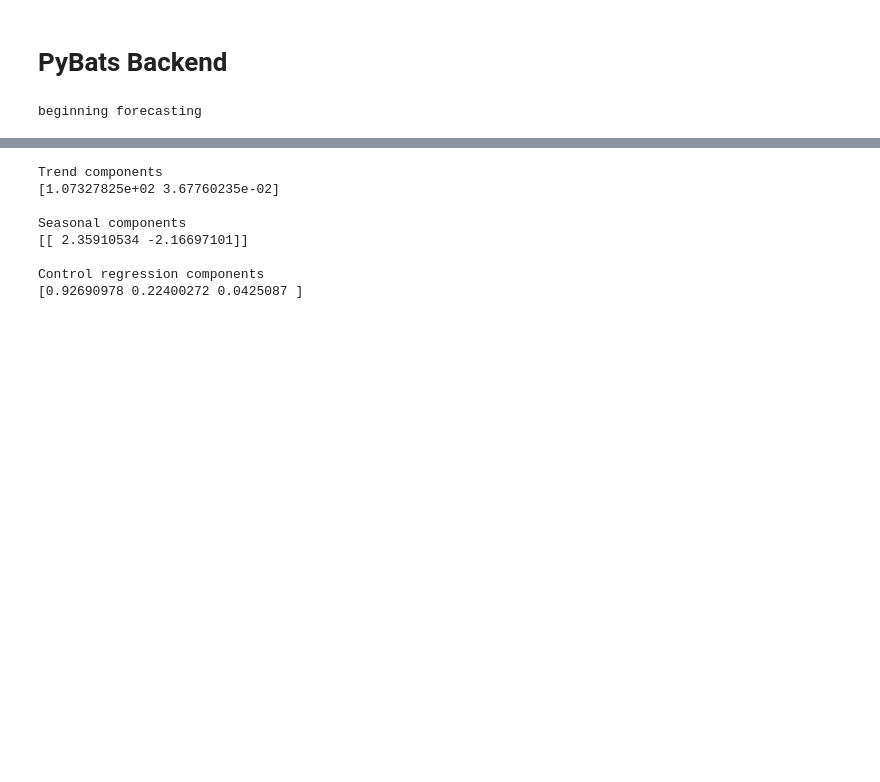
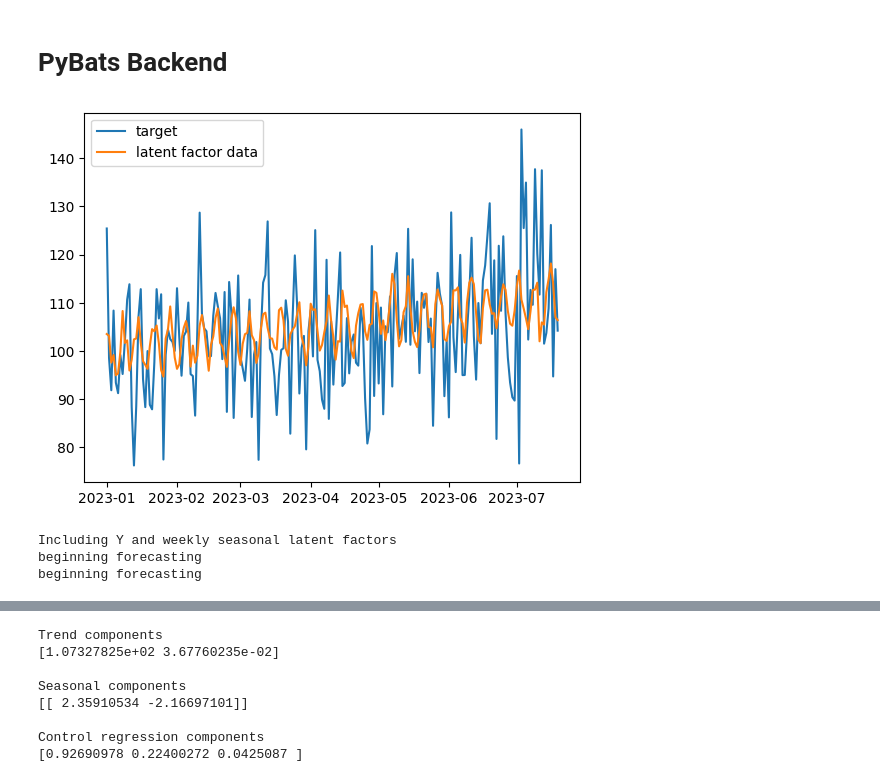
Before and after one commit to MilaimKas/Time_series_impact, a Jupyter notebook: example_usage.ipynb, the cells around one changed output, grey strips where cells are left out. Drawn from its saved outputs; the diff is of its cells as text; code cells hidden in the pictures; blank space fills up the shorter version.

```diff
--- a/example_usage.ipynb
+++ b/example_usage.ipynb
@@ -141,9 +144,20 @@ data_tmp = feature_creation.add_day_of_week(data_tmp)
+# %%
+# check data
+plt.plot(data_tmp["target"], label="target")
+plt.plot(data_lf["target"], label="latent factor data")
+
+plt.legend()
+plt.show()
+# %% [output]
+[figure, added]
 # %%
-#  fit model
+#  fit model with  latent factors
 bats = causal_impact_pybats.CausalImpactBayes(data_tmp, pre_period, post_period, standardize_controls=True)
-bats.run()
+bats.run(extra_kwargs={"latent_factor_df":data_lf})
 # %% [output]
+Including Y and weekly seasonal latent factors
 beginning forecasting
+beginning forecasting
 # %%
 bats.plot()
 # %% [output]
```
Also changed, not shown: parts of 4 cells of this notebook, 1 other file.
